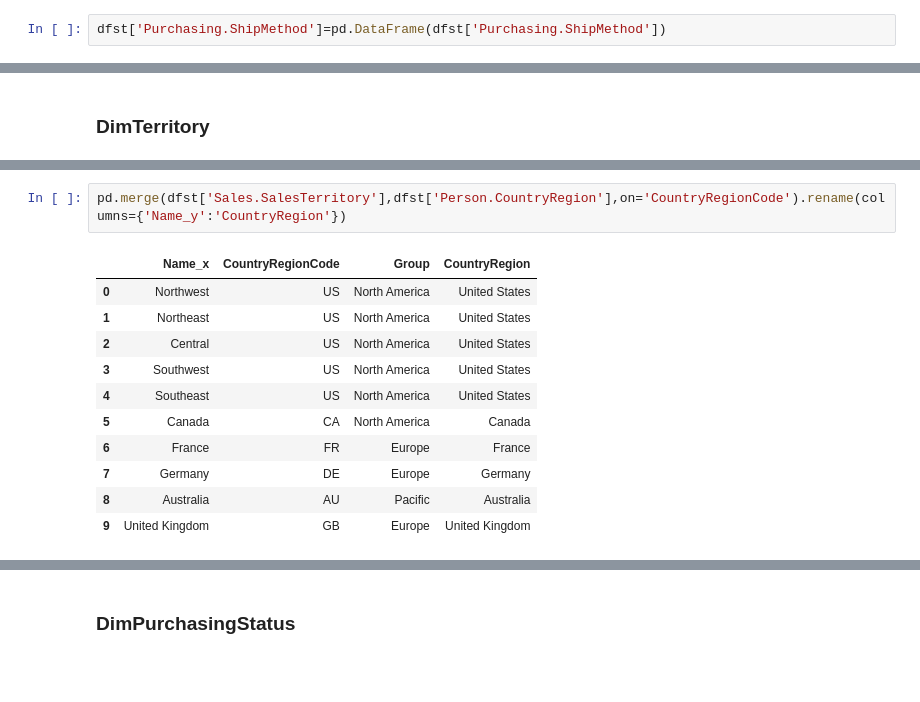
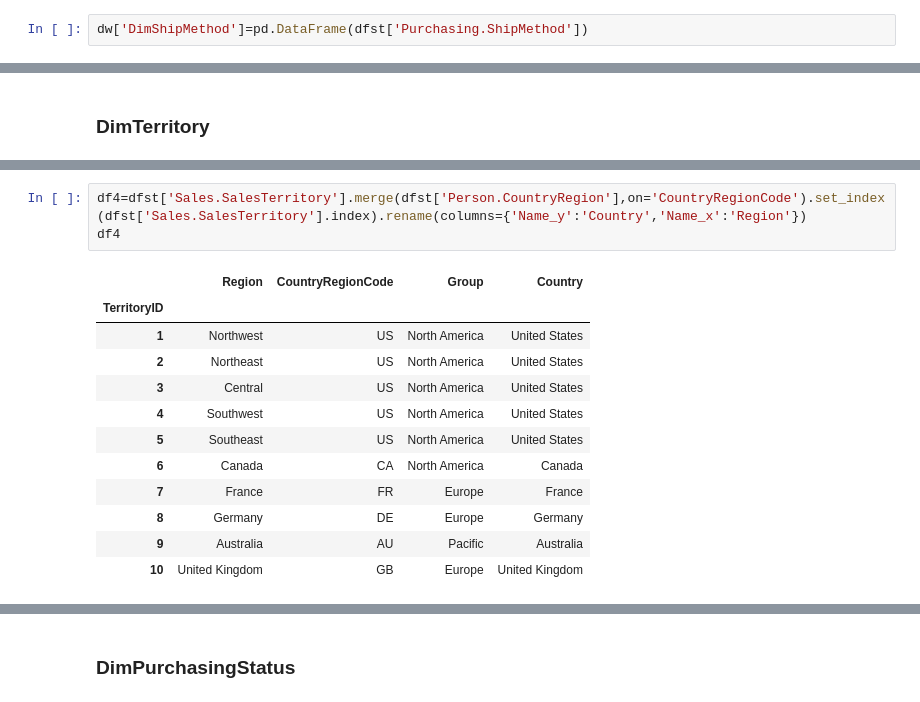
Before and after one commit to minh-nguyenhoang/DW-ETL-20212, a Jupyter notebook: ETL copy.ipynb, the cells around one changed output, grey strips where cells are left out. Saved outputs shown, nothing was run; the diff lists cells and outputs as text; blank space fills up the shorter version.

```diff
--- a/ETL copy.ipynb
+++ b/ETL copy.ipynb
@@ -155,4 +213,4 @@ df
 # %% [markdown]
 ### DimShipMethod
 # %%
-dfst['Purchasing.ShipMethod']=pd.DataFrame(dfst['Purchasing.ShipMethod'])
+dw['DimShipMethod']=pd.DataFrame(dfst['Purchasing.ShipMethod'])
@@ -215,14 +306,16 @@ dfst['Purchasing.Vendor']
 # %%
-pd.merge(dfst['Sales.SalesTerritory'],dfst['Person.CountryRegion'],on='CountryRegionCode').rename(columns={'Name_y':'CountryRegion'})
+df4=dfst['Sales.SalesTerritory'].merge(dfst['Person.CountryRegion'],on='CountryRegionCode').set_index(dfst['Sales.SalesTerritory'].index).rename(columns={'Name_y':'Country','Name_x':'Region'})
+df4
 # %% [output]
-|  | Name_x | CountryRegionCode | Group | CountryRegion |
-| 0 | Northwest | US | North America | United States |
-| 1 | Northeast | US | North America | United States |
-| 2 | Central | US | North America | United States |
-| 3 | Southwest | US | North America | United States |
-| 4 | Southeast | US | North America | United States |
-| 5 | Canada | CA | North America | Canada |
-| 6 | France | FR | Europe | France |
-| 7 | Germany | DE | Europe | Germany |
-| 8 | Australia | AU | Pacific | Australia |
-| 9 | United Kingdom | GB | Europe | United Kingdom |
+|  | Region | CountryRegionCode | Group | Country |
+| TerritoryID |  |  |  |  |
+| 1 | Northwest | US | North America | United States |
+| 2 | Northeast | US | North America | United States |
+| 3 | Central | US | North America | United States |
+| 4 | Southwest | US | North America | United States |
+| 5 | Southeast | US | North America | United States |
+| 6 | Canada | CA | North America | Canada |
+| 7 | France | FR | Europe | France |
+| 8 | Germany | DE | Europe | Germany |
+| 9 | Australia | AU | Pacific | Australia |
+| 10 | United Kingdom | GB | Europe | United Kingdom |
```
Also changed, not shown: parts of 36 cells of this notebook, 1 other file.
